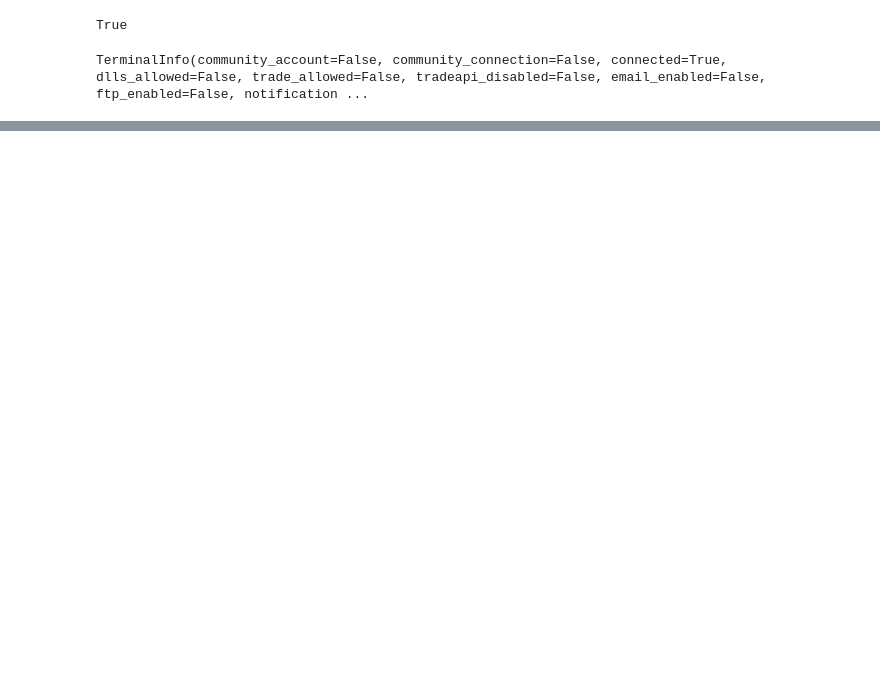
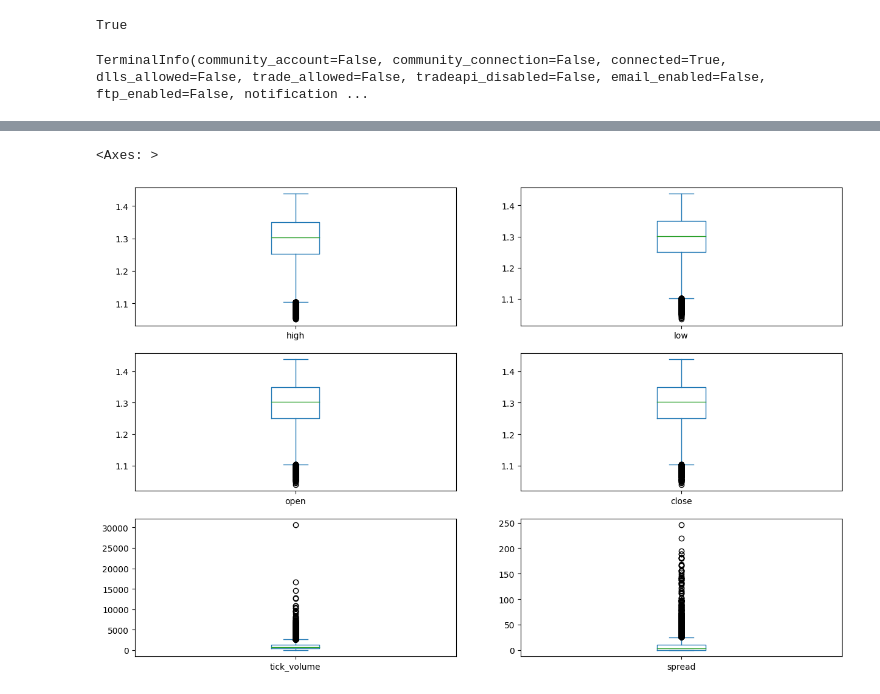
Before and after one commit to dokka-bae/tasks, a Jupyter notebook: task_6/data_processing.ipynb, the cells around one changed output, grey strips where cells are left out. Cells and saved outputs as stored; diff of their text form; code cells hidden in the pictures; blank space fills up the shorter version.

```diff
--- a/task_6/data_processing.ipynb
+++ b/task_6/data_processing.ipynb
@@ -48,6 +36,0 @@ data['spread'].plot(kind='box', ax=axis[2][1])
-# %%
-data.pop('time')
-data.pop('tick_volume')
-data.pop('spread')
-data.pop('real_volume')
-data.info()
@@ -66,2 +36,0 @@ memory usage: 193.8 KB
-# %%
-data_2 = data.pop('close')
@@ -123,0 +41,4 @@ y_train.shape
+# %%
+data.time = data.time.astype(np.int64)
+# %%
+data.time = pd.to_datetime(data['time'], unit='s')
@@ -123,0 +54,12 @@ y_train.shape
+# %%
+fig, axis = plt.subplots(nrows=3, ncols=2, figsize=(15,10))
+
+data['high'].plot(kind='box', ax=axis[0][0])
+data['low'].plot(kind='box', ax=axis[0][1])
+data['open'].plot(kind='box', ax=axis[1][0])
+data['close'].plot(kind='box', ax=axis[1][1])
+data['tick_volume'].plot(kind='box', ax=axis[2][0])
+data['spread'].plot(kind='box', ax=axis[2][1])
+# %% [output]
+<Axes: >
+[figure, added]
```
Also changed, not shown: parts of 86 cells of this notebook, 25 other files.
